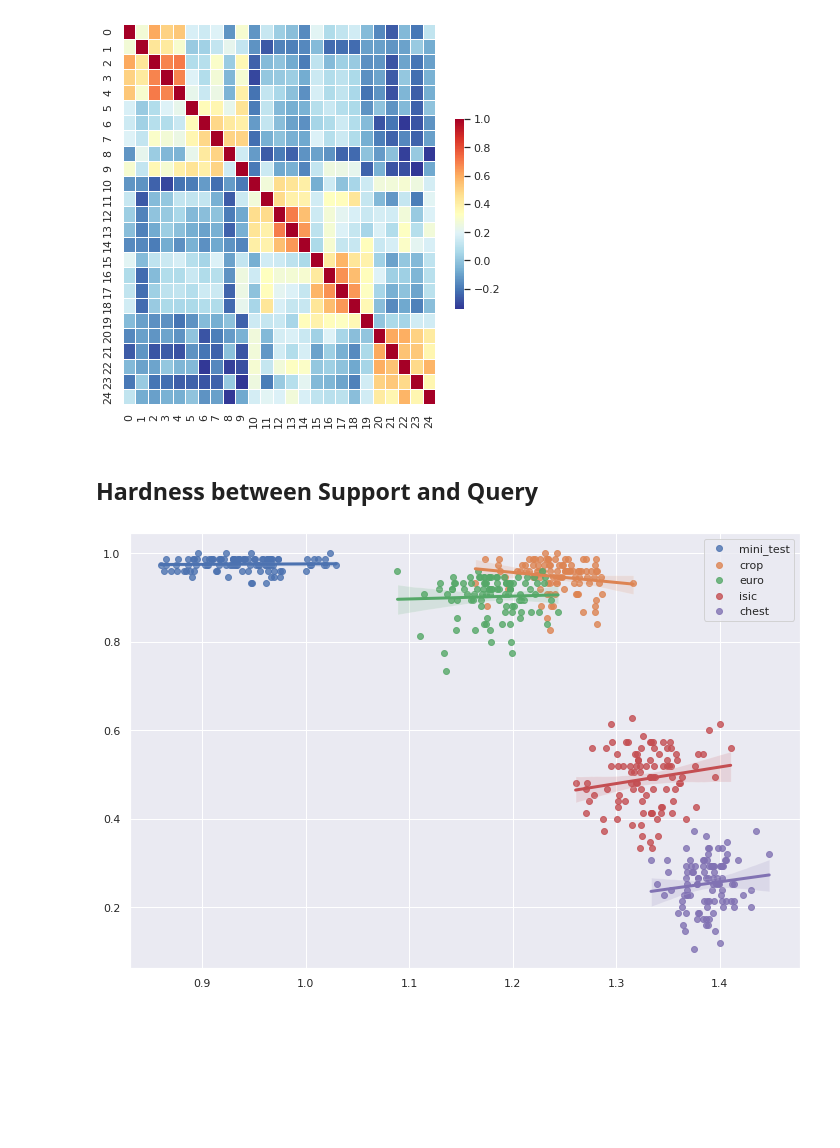
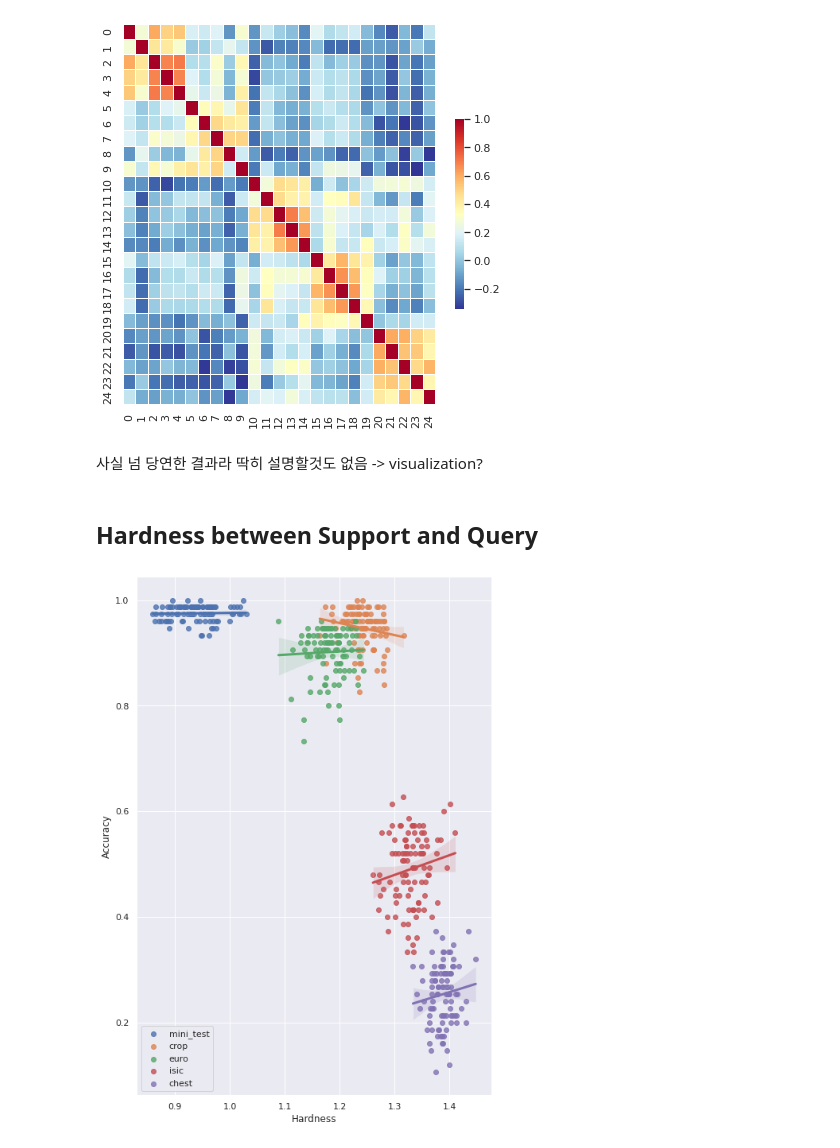
Before and after one commit to kimyuji/Fine-tune-with-Few-Samples, a Jupyter notebook: analysis_support_query.ipynb, the cells around one changed output. Saved outputs shown, nothing was run; the diff lists cells and outputs as text; code cells hidden in the pictures; blank space fills up the shorter version.

```diff
--- a/analysis_support_query.ipynb
+++ b/analysis_support_query.ipynb
@@ -206,12 +220,0 @@ df
-# %%
-# 5 shot
-# 각 query 대해 support의 평균임
-plt.rcParams["figure.figsize"] = (6, 6)
-for data in datas:
-    acc_path = './logs/baseline/output/torch_resnet18_simclr_LS_default/{}/05way_005shot_head_default/sq_test_acc.csv'
-    test_acc = pd.read_csv(acc_path.format(data), index_col='Unnamed: 0')
-    query_acc = test_acc.mean(axis=0)
-    pair_df = pd.concat([df.loc[:,data].astype(float), query_acc], axis=1)
-    pair_df.columns = ["clustering", "acc"]
-    sns.regplot(x='clustering', y='acc', data=pair_df, label = data)
-plt.legend()
@@ -223,24 +220,0 @@ plt.legend()
-# %%
-for data in datas :
-    x_support_list = []
-    x_query_list = []
-    for i in range(10):
-        path = './logs/baseline/output/torch_resnet18_simclr_LS_default/{}/05way_001shot_head_default/saved_0{}.txt'.format('crop', i)
-        with open(path, 'rb') as f:
-            test_acc = pickle.load(f)
-            x_support = pickle.load(f)
-            for img in x_support:
-                x_support_list.append(img)
-            y_support = pickle.load(f)
-            x_query = pickle.load(f)
-            for img in x_query:
-                x_query_list.append(img)
-    # check
-    all_imgs_value = []
-    all_imgs = x_support_list + x_query_list
-    for img in all_imgs:
-        all_imgs_value.append(img.sum().cpu().item())
-    if len(all_imgs_value) == len(set(all_imgs_value)):
-        print("[{}] : all imgs are different!".format(data))
-    else:
-        print("[{}] : there are the same img pair".format(data))
@@ -278,6 +239,8 @@ sns.heatmap(sim,
 # %% [output]
 <AxesSubplot:>
 [figure]
+# %% [markdown]
+사실 넘 당연한 결과라 딱히 설명할것도 없음 -> visualization?
 # %% [markdown]
 ## Hardness between Support and Query
 # %%
@@ -315,26 +278,27 @@ def get_hardness(x_support, y_support, x_query, y_query):
     return hardness
 # %%
 # 1shot
-plt.rcParams["figure.figsize"] = (12,8)
-plt.rcParams['lines.linewidth'] = 2
 
 for data in datas:
     df = pd.DataFrame(None, columns = range(10), index = range(10))
     path = './logs/baseline/output/torch_resnet18_simclr_LS_default/{}/05way_001shot_head_default/feature/{}_{}.npy'
     acc_path = './logs/baseline/output/torch_resnet18_simclr_LS_default/{}/05way_005shot_head_default/sq_test_acc.csv'.format(data)
     test_acc = pd.read_csv(acc_path.format(data), index_col='Unnamed: 0')
     for support_episode in range(10):
         for query_episode in range(10):
             x_support = np.load(path.format(data, support_episode,'support'))
             x_query = np.load(path.format(data, query_episode, 'query'))
             y_support = torch.arange(5).repeat_interleave(1)
             y_query = torch.arange(5).repeat_interleave(15)
 
             hardness = get_hardness(x_support, y_support, x_query, y_query)
             df.loc[support_episode, query_episode] = hardness
-    sns.regplot(x=df.values.reshape(-1).astype(float), y=test_acc.values.reshape(-1).astype(float), label = data)
-    plt.legend()
+    sns.regplot(x=df.values.reshape(-1).astype(float), y=test_acc.values.reshape(-1), label = data)
+    plt.legend(loc="lower left")
+plt.xlabel('Hardness')
+plt.ylabel('Accuracy')
+plt.savefig('./img_pdf/support_query/support_query_hardness_1shot.pdf', bbox_inches='tight', format='pdf')
 # %% [output]
-[figure, old version]
+[figure, new version]
 # %%
 # 5shot
```
Also changed, not shown: parts of 15 cells of this notebook, 3 other files.
